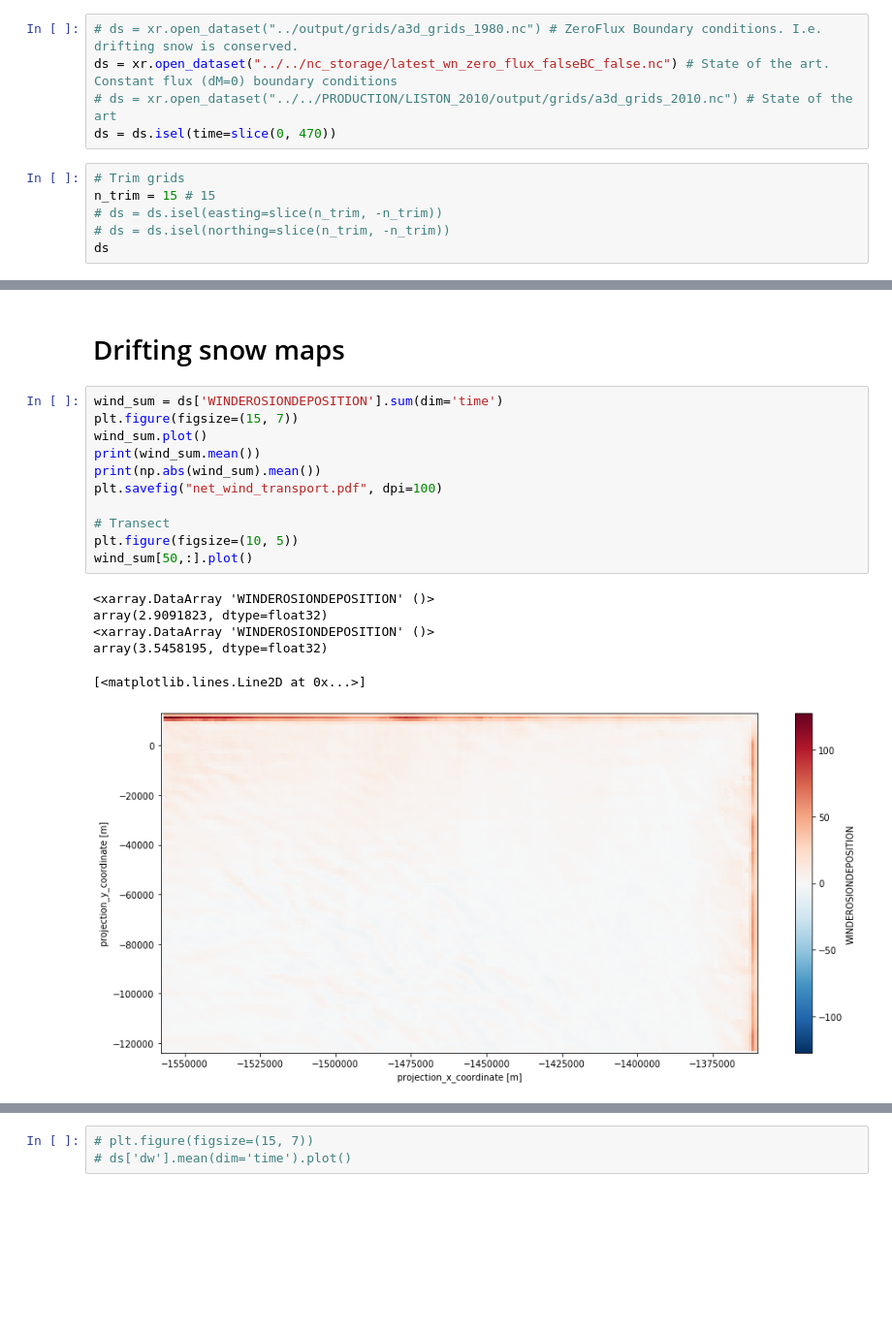
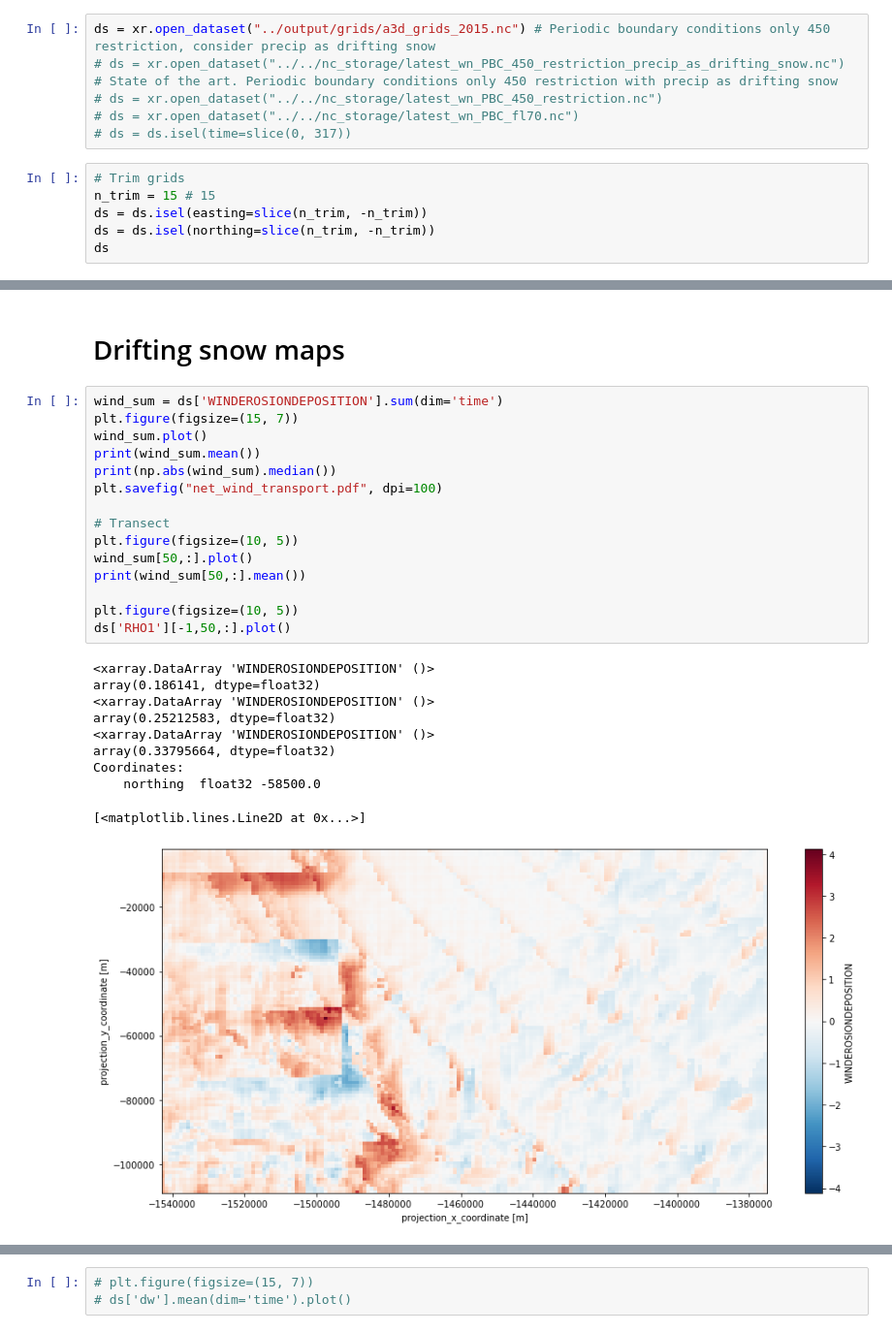
Before and after one commit to EricKeenan/SNOWPACK_WAIS, a Jupyter notebook: analysis/inspect_grid.ipynb, the cells around one changed output, grey strips where cells are left out. Shown at 97% size. Cells and saved outputs as stored; diff of their text form; blank space fills up the shorter version.

Commit message:
Repo commit at the beginning of production runs

```diff
--- a/analysis/inspect_grid.ipynb
+++ b/analysis/inspect_grid.ipynb
@@ -9,15 +9,16 @@ import matplotlib.pyplot as plt
 # ls -t ../../nc_storage
 # squeue --user=${USER} --start
 # %%
-# ds = xr.open_dataset("../output/grids/a3d_grids_1980.nc") # ZeroFlux Boundary conditions. I.e. drifting snow is conserved.
-ds = xr.open_dataset("../../nc_storage/latest_wn_zero_flux_falseBC_false.nc") # State of the art. Constant flux (dM=0) boundary conditions
-# ds = xr.open_dataset("../../PRODUCTION/LISTON_2010/output/grids/a3d_grids_2010.nc") # State of the art
-ds = ds.isel(time=slice(0, 470))
+ds = xr.open_dataset("../output/grids/a3d_grids_2015.nc") # Periodic boundary conditions only 450 restriction, consider precip as drifting snow
+# ds = xr.open_dataset("../../nc_storage/latest_wn_PBC_450_restriction_precip_as_drifting_snow.nc") # State of the art. Periodic boundary conditions only 450 restriction with precip as drifting snow
+# ds = xr.open_dataset("../../nc_storage/latest_wn_PBC_450_restriction.nc")
+# ds = xr.open_dataset("../../nc_storage/latest_wn_PBC_fl70.nc")
+# ds = ds.isel(time=slice(0, 317))
 # %%
 # Trim grids
 n_trim = 15 # 15
-# ds = ds.isel(easting=slice(n_trim, -n_trim))
-# ds = ds.isel(northing=slice(n_trim, -n_trim))
+ds = ds.isel(easting=slice(n_trim, -n_trim))
+ds = ds.isel(northing=slice(n_trim, -n_trim))
 ds
 # %% [output]
 <xarray.Dataset>
@@ -180,18 +197,26 @@ Max/Min ratio = -317.85455
 # %%
 wind_sum = ds['WINDEROSIONDEPOSITION'].sum(dim='time')
 plt.figure(figsize=(15, 7))
 wind_sum.plot()
 print(wind_sum.mean())
-print(np.abs(wind_sum).mean())
+print(np.abs(wind_sum).median())
 plt.savefig("net_wind_transport.pdf", dpi=100)
 
 # Transect
 plt.figure(figsize=(10, 5))
 wind_sum[50,:].plot()
+print(wind_sum[50,:].mean())
+
+plt.figure(figsize=(10, 5))
+ds['RHO1'][-1,50,:].plot()
 # %% [output]
 <xarray.DataArray 'WINDEROSIONDEPOSITION' ()>
-array(2.9091823, dtype=float32)
+array(0.186141, dtype=float32)
 <xarray.DataArray 'WINDEROSIONDEPOSITION' ()>
-array(3.5458195, dtype=float32)
+array(0.25212583, dtype=float32)
+<xarray.DataArray 'WINDEROSIONDEPOSITION' ()>
+array(0.33795664, dtype=float32)
+Coordinates:
+    northing  float32 -58500.0
 [<matplotlib.lines.Line2D at 0x...>]
-[figure, old version]
+[figure, new version]
```
Also changed, not shown: parts of 9 cells of this notebook, 9 other files.
